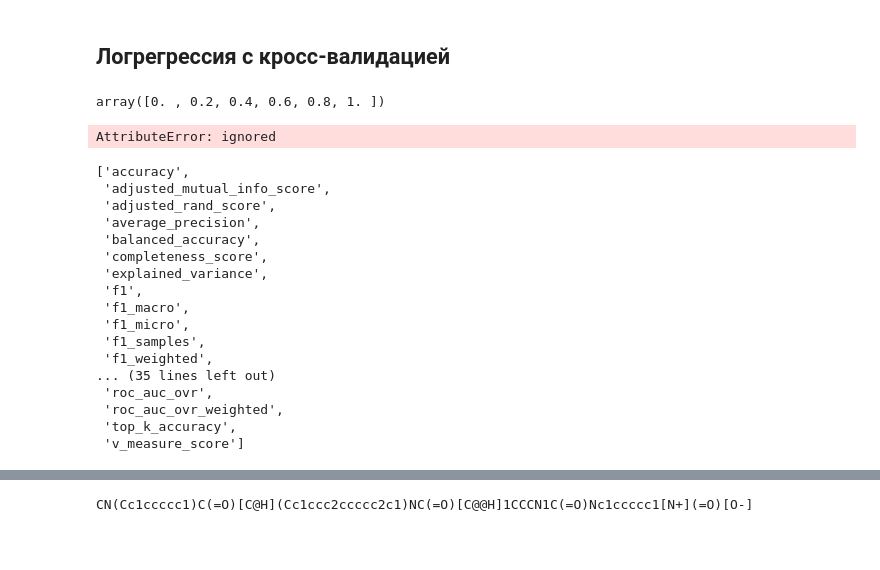
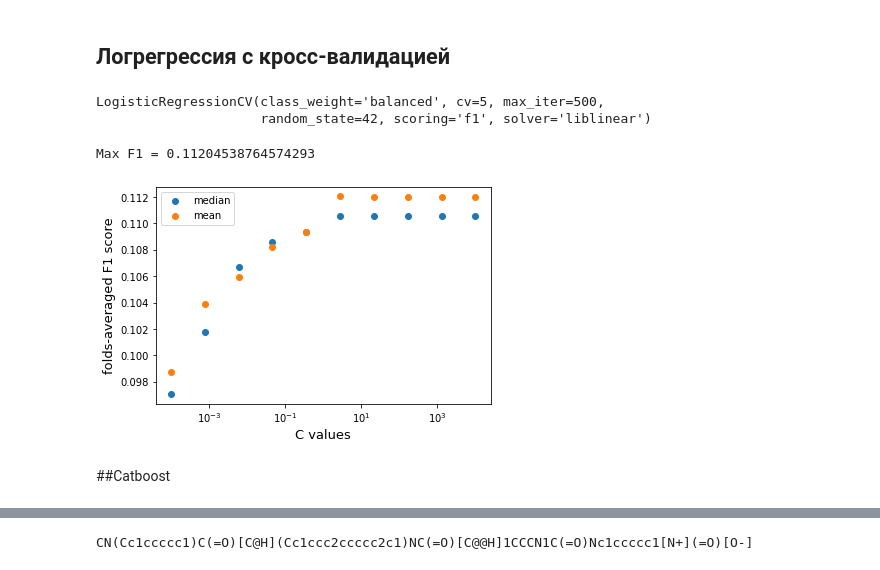
Before and after one commit to akitim/Ligand_activity_prediction_GlobalAI2022, a Jupyter notebook: ligand_activity_prediction.ipynb, the cells around one changed output, grey strips where cells are left out. Cells and saved outputs as stored; diff of their text form; code cells hidden in the pictures; blank space fills up the shorter version.

```diff
--- a/ligand_activity_prediction.ipynb
+++ b/ligand_activity_prediction.ipynb
@@ -43,13 +81,13 @@ train.sample(5)
 # %%
 train = train.loc[:, ['Smiles', 'Active']]
 train.columns = ['smiles', 'active']
-train['is_test'] = 0
+train['is_test'] = False
 # train['active'] = train['active'].astype('int32')
 
 test = test.loc[:, ['Smiles']]
-test['active'] = False
+test['active'] = np.nan
 test.columns = ['smiles', 'active']
-test['is_test'] = 1
+test['is_test'] = True
 
 data = pd.concat([train, test]).reset_index(drop=True)
 # %%
@@ -125,7 +154,20 @@ RND_SEED = 42
 # %%
+RND_SEED = 42
+
+# стандартизируем ВСЕ данные, опираясь на параметры тренировочной выборки
+# меняем data!!!
+
+std_scaler = StandardScaler()
+std_scaler.fit(data[~data['is_test']]
+               .drop(['is_test', 'smiles', 'active'], axis=1))
+
+X_total = data.drop(['is_test', 'smiles', 'active'], axis=1)
+X_total.loc[:,:] = std_scaler.transform(X_total)
+data.loc[:, ~data.columns.isin(['is_test', 'smiles', 'active'])] = X_total
+
 # разбиваем датасет на тренировку и валидацию
-X = data[data['is_test'] == 0].drop(['is_test', 'smiles', 'active'], axis=1)
-y = data.loc[data['is_test'] == 0, 'active']
+X = data[~data['is_test']].drop(['is_test', 'smiles', 'active'], axis=1)
+y = data.loc[~data['is_test'], 'active']
 
 X_train, X_val, y_train, y_val = train_test_split(X, y,
                                                   test_size=0.2,
@@ -185,13 +232,9 @@ submission
 1614 rows × 2 columns
 # %% [markdown]
 ## Логрегрессия с кросс-валидацией
-# %%
-np.arange(0, 1.2, 0.2)
-# %% [output]
-array([0. , 0.2, 0.4, 0.6, 0.8, 1. ])
 # %%
 lrgr_cv = LogisticRegressionCV(Cs=10,
-                               cv=10, # cv=int - Stratified Cross-Validation w/10 folds
+                               cv=5, # cv=int - Stratified Cross-Validation w/10 folds
                                scoring='f1',
                                solver='liblinear',
                                penalty='l2',
@@ -201,29 +244,26 @@ lrgr_cv = LogisticRegressionCV(Cs=10,
                             #    l1_ratios=np.arange(0, 1.2, 0.3)
 )
 lrgr_cv.fit(X, y)
+# %% [output]
+LogisticRegressionCV(class_weight='balanced', cv=5, max_iter=500,
+                     random_state=42, scoring='f1', solver='liblinear')
-# %%
-lrgr_cv.scores_[True].shape
-lrgr_cv.best_params()
-# %% [output]
-AttributeError: ignored
-# %%
-import sklearn
-sorted(sklearn.metrics.SCORERS.keys())
-# %% [output]
-['accuracy',
- 'adjusted_mutual_info_score',
- 'adjusted_rand_score',
- 'average_precision',
- 'balanced_accuracy',
- 'completeness_score',
- 'explained_variance',
- 'f1',
- 'f1_macro',
- 'f1_micro',
- 'f1_samples',
- 'f1_weighted',
-... (35 lines left out)
- 'roc_auc_ovr',
- 'roc_auc_ovr_weighted',
- 'top_k_accuracy',
- 'v_measure_score']
+# %%
+lrgr_cv.scores_[True].shape
+lrgr_cv.get_params()
+
+# print(lrgr_cv.Cs_)
+# print(lrgr_cv.scores_[True].mean(axis=0))
+
+plt.scatter(lrgr_cv.Cs_, np.median(lrgr_cv.scores_[True], axis=0));
+plt.scatter(lrgr_cv.Cs_, np.mean(lrgr_cv.scores_[True], axis=0));
+plt.xlabel('C values', fontsize=13)
+plt.ylabel('folds-averaged F1 score', fontsize=13)
+plt.xscale('log');
+plt.legend(['median', 'mean'], loc='best');
+
+print( f'Max F1 = {np.mean(lrgr_cv.scores_[True], axis=0).max()}')
+# %% [output]
+Max F1 = 0.11204538764574293
+[figure, added]
+# %% [markdown]
+##Catboost
```
Also changed, not shown: parts of 18 cells of this notebook.
